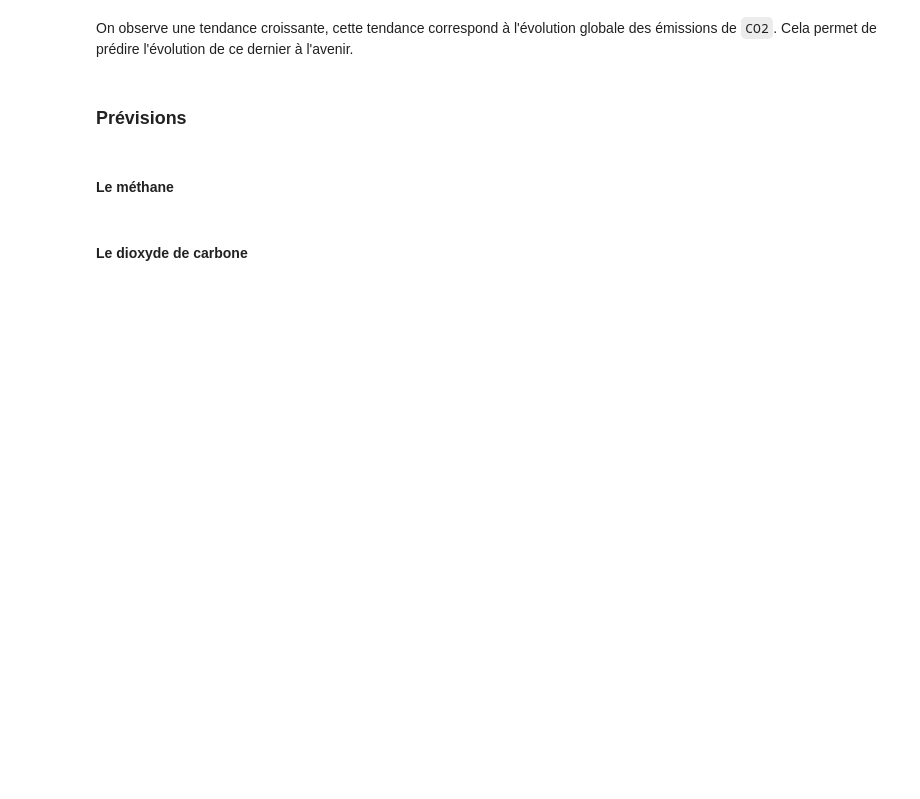
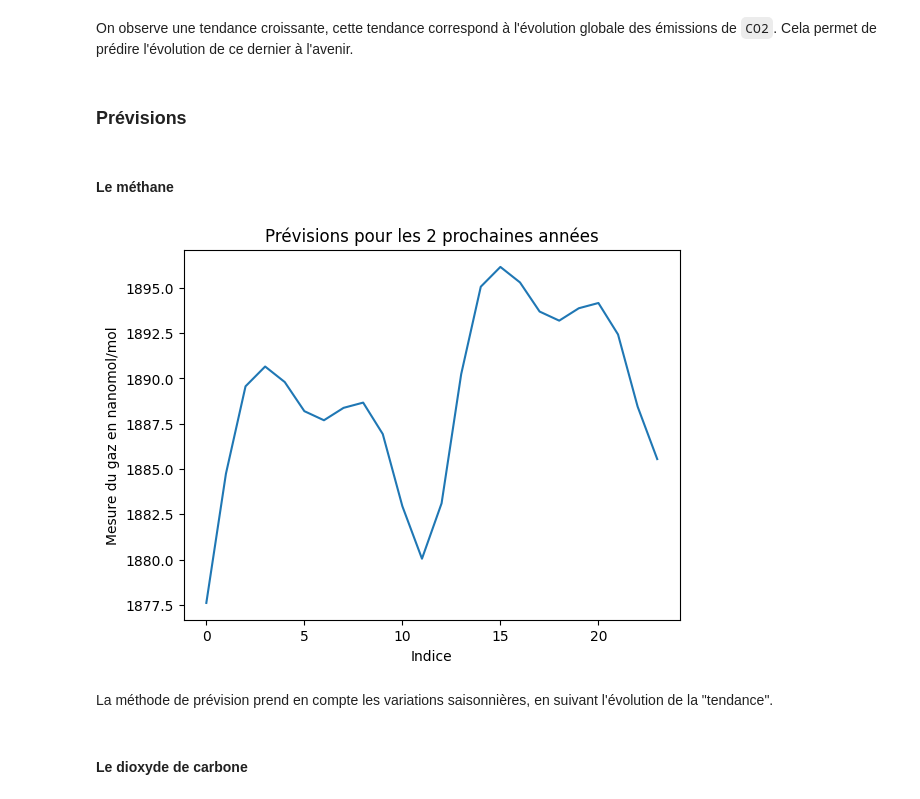
Before and after one commit to baptistegeorget/AnalyseGaz, a Jupyter notebook: Projet stats.ipynb, the cells around one changed output. Saved outputs shown, nothing was run; the diff lists cells and outputs as text; code cells hidden in the pictures; blank space fills up the shorter version.

```diff
--- a/Projet stats.ipynb
+++ b/Projet stats.ipynb
@@ -336,5 +342,18 @@ On observe une tendance croissante, cette tendance correspond à l'évolution gl
 ### Prévisions
 # %% [markdown]
 #### Le méthane
+# %%
+forecasts = []
+for i in range(475, 499):
+    forecasts.append(f_ch4(i) + list_monthly_coefficient_ch4_corrected[i % 12])
+plt.plot(pd.DataFrame(forecasts, columns=["forecasts"]))
+plt.ylabel("Mesure du gaz en nanomol/mol")
+plt.xlabel("Indice")
+plt.title("Prévisions pour les 2 prochaines années")
+plt.show()
+# %% [output]
+[figure, added]
+# %% [markdown]
+La méthode de prévision prend en compte les variations saisonnières, en suivant l'évolution de la "tendance".
 # %% [markdown]
 #### Le dioxyde de carbone
```
Also changed, not shown: parts of 29 cells of this notebook.
